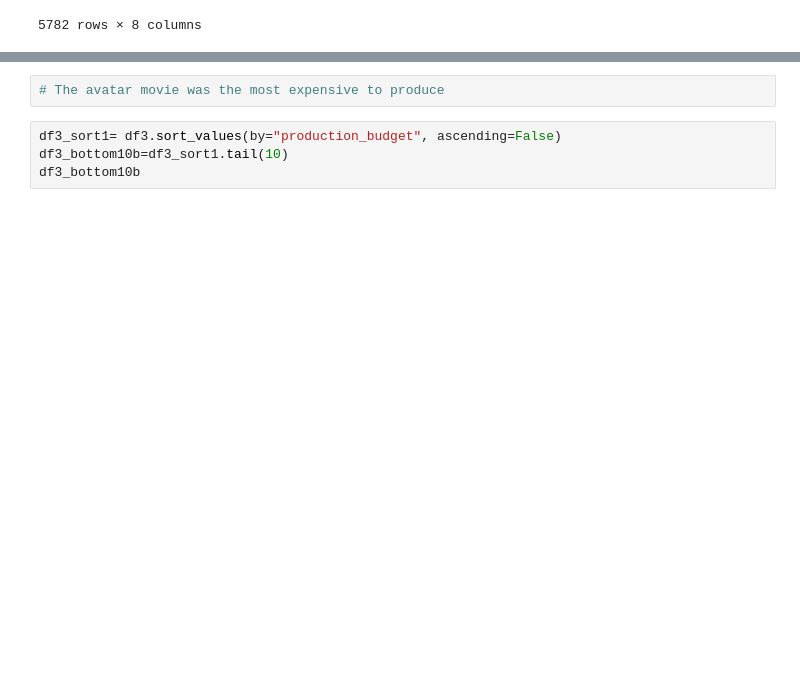
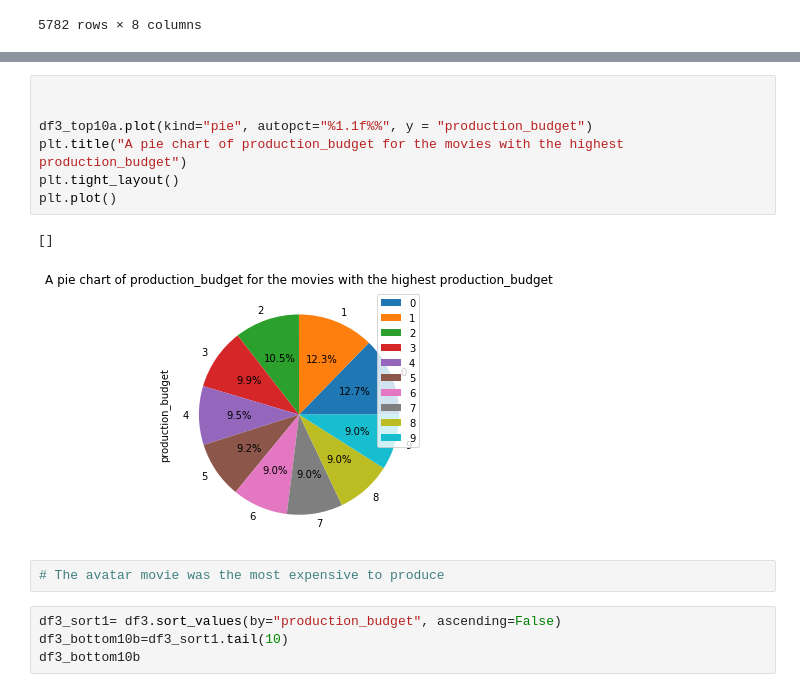
Before and after one commit to aggrey034/projo, a Jupyter notebook: index.ipynb, the cells around one changed output, grey strips where cells are left out. Saved outputs shown, nothing was run; the diff lists cells and outputs as text; blank space fills up the shorter version.

```diff
--- a/index.ipynb
+++ b/index.ipynb
@@ -390,6 +390,16 @@ df3_top10a
 | 7 | 8 | May 24, 2007 | Pirates of the Caribbean: At Worl... | 300000000.0 | 309420425.0 | 9.634204e+08 | 1.272841e+09 | ... |
 | 8 | 9 | Nov 17, 2017 | Justice League | 300000000.0 | 229024295.0 | 6.559452e+08 | 8.849695e+08 | ... |
 | 9 | 10 | Nov 6, 2015 | Spectre | 300000000.0 | 200074175.0 | 8.796209e+08 | 1.079695e+09 | ... |
+# %%
+
+
+df3_top10a.plot(kind="pie", autopct="%1.1f%%", y = "production_budget")
+plt.title("A pie chart of production_budget for the movies with the highest production_budget")
+plt.tight_layout()
+plt.plot()
+# %% [output]
+[]
+[figure, added]
 # %%
 # The avatar movie was the most expensive to produce
 # %%
```
